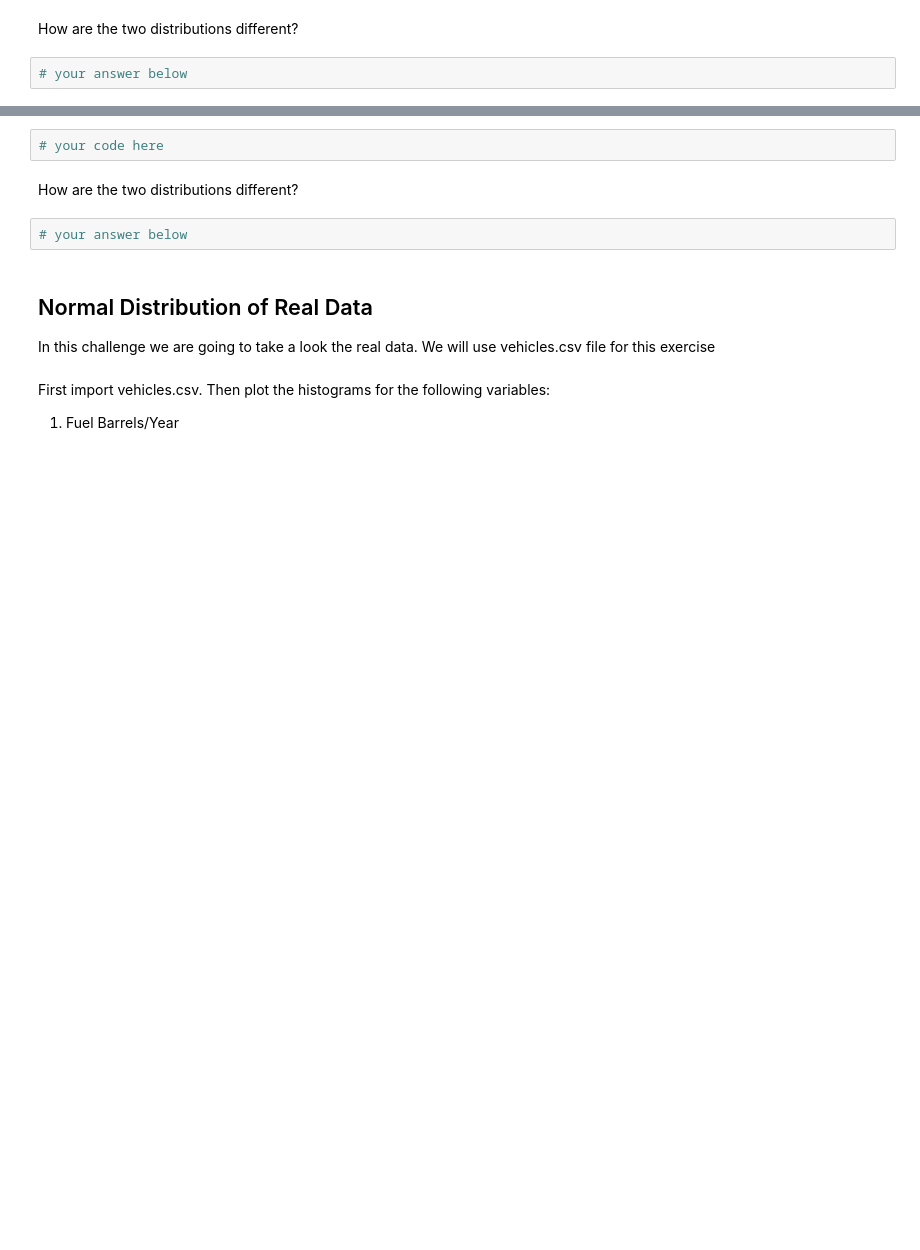
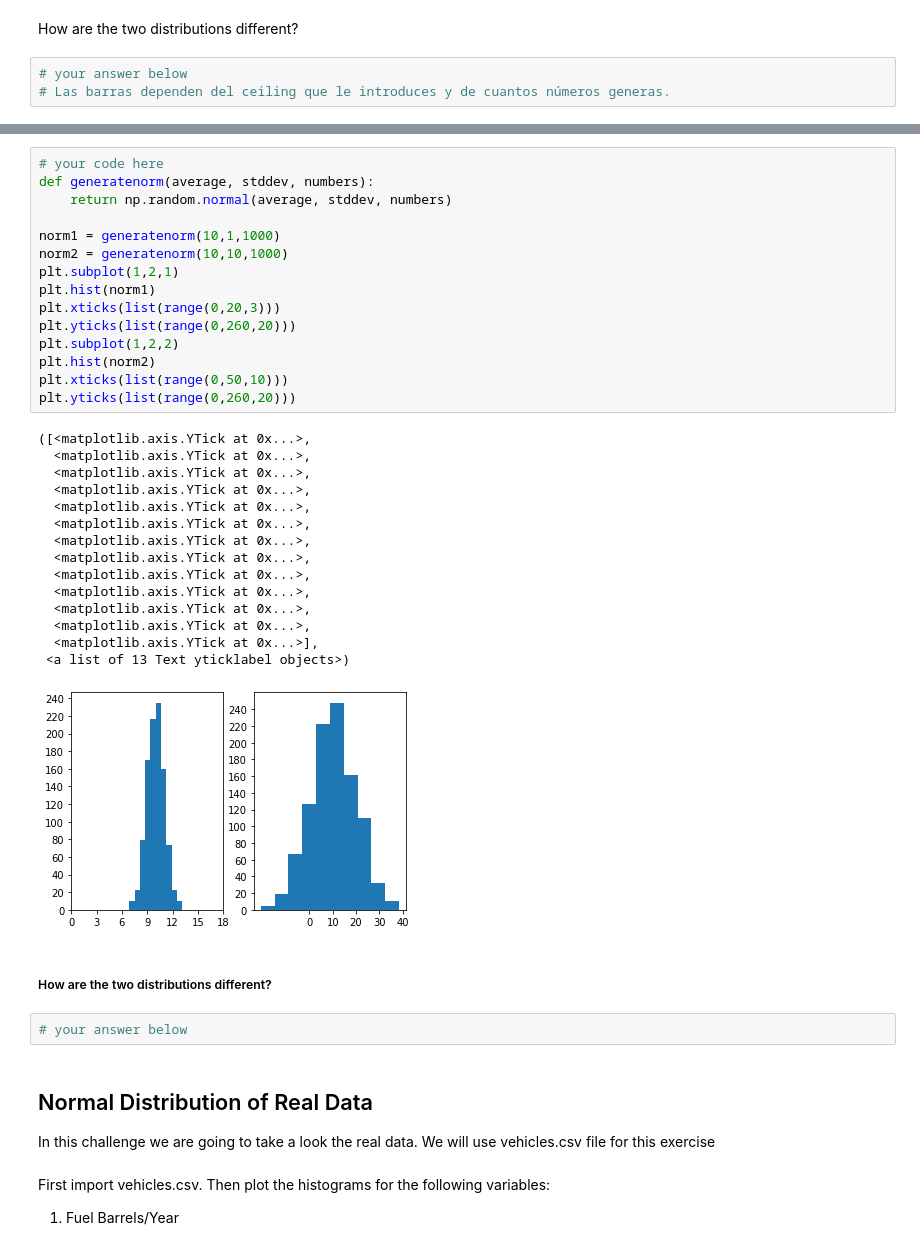
Before and after one commit to ironhack-datalabs/datamad1019, a Jupyter notebook: module-2/lab-continuous-probability-distribution/your-code/main.ipynb, the cells around one changed output, grey strips where cells are left out. Cells and saved outputs as stored; diff of their text form; blank space fills up the shorter version.

```diff
--- a/module-2/lab-continuous-probability-distribution/your-code/main.ipynb
+++ b/module-2/lab-continuous-probability-distribution/your-code/main.ipynb
@@ -51,7 +78,8 @@ Your output should look like below:
 # %% [markdown]
 How are the two distributions different?
-# %%
-# your answer below
+# %%
+# your answer below
+# Las barras dependen del ceiling que le introduces y de cuantos números generas.
 # %% [markdown]
 ## Normal Distribution
 
@@ -63,10 +91,39 @@ How are the two distributions different?
 Expected output:
 
 ![normal distribution](nd.png)
-# %%
-# your code here
+# %%
+# your code here
+def generatenorm(average, stddev, numbers):
+    return np.random.normal(average, stddev, numbers)
+
+norm1 = generatenorm(10,1,1000)
+norm2 = generatenorm(10,10,1000)
+plt.subplot(1,2,1)
+plt.hist(norm1)
+plt.xticks(list(range(0,20,3)))
+plt.yticks(list(range(0,260,20)))
+plt.subplot(1,2,2)
+plt.hist(norm2)
+plt.xticks(list(range(0,50,10)))
+plt.yticks(list(range(0,260,20)))
+# %% [output]
+([<matplotlib.axis.YTick at 0x...>,
+  <matplotlib.axis.YTick at 0x...>,
+  <matplotlib.axis.YTick at 0x...>,
+  <matplotlib.axis.YTick at 0x...>,
+  <matplotlib.axis.YTick at 0x...>,
+  <matplotlib.axis.YTick at 0x...>,
+  <matplotlib.axis.YTick at 0x...>,
+  <matplotlib.axis.YTick at 0x...>,
+  <matplotlib.axis.YTick at 0x...>,
+  <matplotlib.axis.YTick at 0x...>,
+  <matplotlib.axis.YTick at 0x...>,
+  <matplotlib.axis.YTick at 0x...>,
+  <matplotlib.axis.YTick at 0x...>],
+ <a list of 13 Text yticklabel objects>)
+[figure, added]
 # %% [markdown]
-How are the two distributions different?
+##### How are the two distributions different?
 # %%
 # your answer below
 # %% [markdown]
```
Also changed, not shown: parts of 15 cells of this notebook.
